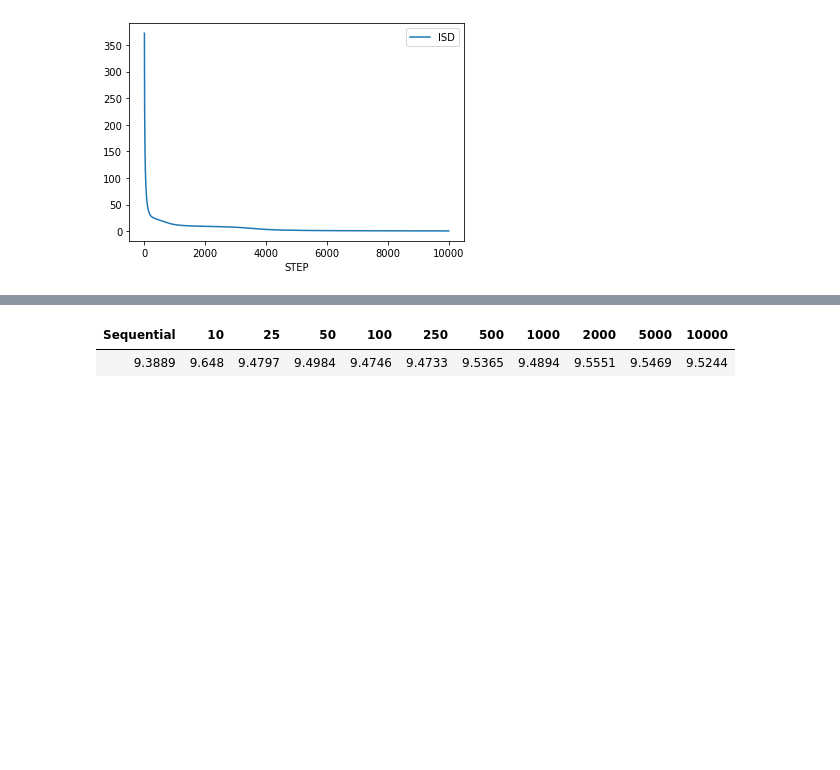
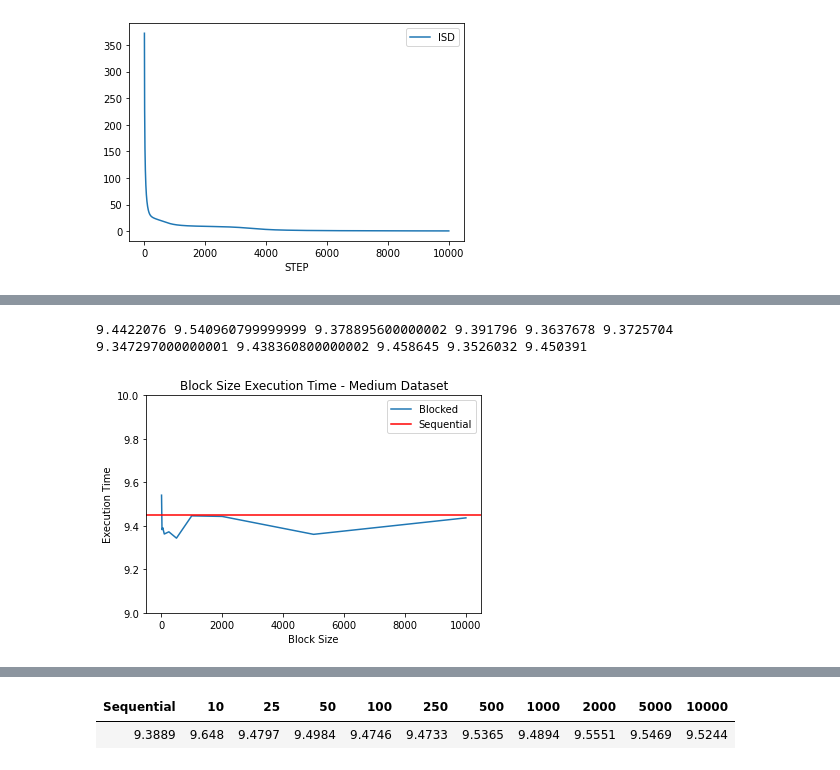
Before and after one commit to NFabrizio/NMF, a Jupyter notebook: results.ipynb, the cells around one changed output, grey strips where cells are left out. Cells and saved outputs as stored; diff of their text form; code cells hidden in the pictures; blank space fills up the shorter version.

```diff
--- a/results.ipynb
+++ b/results.ipynb
@@ -112,0 +154,35 @@ plt.show()
+# %%
+# medium ds results for nmfOpt - blocking
+seq = [9.475834, 9.463406, 9.556603, 9.353236, 9.466067, 9.390663, 9.415068]
+par10 = [9.450070, 9.591811, 9.599302, 9.527902, 12.228987, 9.482738, 9.503051]
+par25 = [9.486993, 9.320670, 9.428383, 9.419038, 9.318298, 9.408089, 9.269470]
+par50 = [9.433731, 9.561377, 9.322494, 9.361047, 9.436499, 9.348331, 9.379372]
+par100 = [9.460760, 9.281239, 9.436277, 9.313866, 9.336958, 9.437411, 9.294327]
+par250 = [9.353697, 9.593345, 9.336391, 9.409245, 9.358116, 9.311966, 9.405403]
+par500 = [9.436719, 9.219187, 9.301371, 9.387757, 9.340876, 9.539863, 9.269762]
+par1000 = [9.380692, 9.473661, 9.434264, 9.338804, 9.456218, 9.621502, 9.446969]
+par2000 = [9.584038, 9.379365, 9.608558, 9.449350, 9.333862, 9.474474, 9.405998]
+par5000 = [9.396626, 9.283757, 9.275909, 9.497640, 9.343070, 9.375007, 9.364556]
+par10000 = [9.300772, 9.455358, 9.615612, 9.444692, 9.546060, 9.396048, 9.409797]
+
+# take average of each list
+print(avg(seq), avg(par10), avg(par25), avg(par50), avg(par100), avg(par250), avg(par500), avg(par1000), avg(par2000), avg(par5000), avg(par10000))
+
+# plot the results against the number of block sizes
+par = [avg(par10), avg(par25), avg(par50), avg(par100), avg(par250), avg(par500), avg(par1000), avg(par2000), avg(par5000), avg(par10000)]
+block_sizes = [10, 25, 50, 100, 250, 500, 1000, 2000, 5000, 10000]
+
+# set y axis to start at 0 and end at 1
+plt.ylim(9, 10)
+plt.plot(block_sizes, par)
+plt.axhline(y = avg(seq), color = 'r', linestyle = '-')
+plt.xlabel('Block Size')
+plt.ylabel('Execution Time')
+plt.title('Block Size Execution Time - Medium Dataset')
+
+# and add a legend to the plot to show the sequential line vs the parallel line
+plt.legend(['Blocked', 'Sequential'])
+plt.show()
+# %% [output]
+9.4422076 9.540960799999999 9.378895600000002 9.391796 9.3637678 9.3725704 9.347297000000001 9.438360800000002 9.458645 9.3526032 9.450391
+[figure, added]
```
Also changed, not shown: parts of 8 cells of this notebook, 1 other file.
